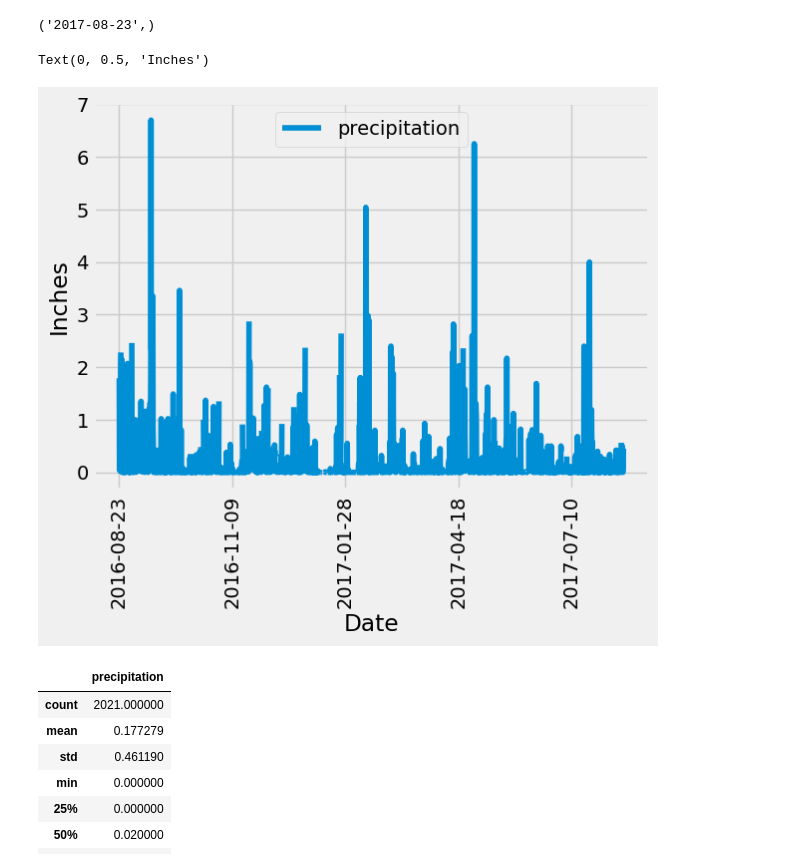
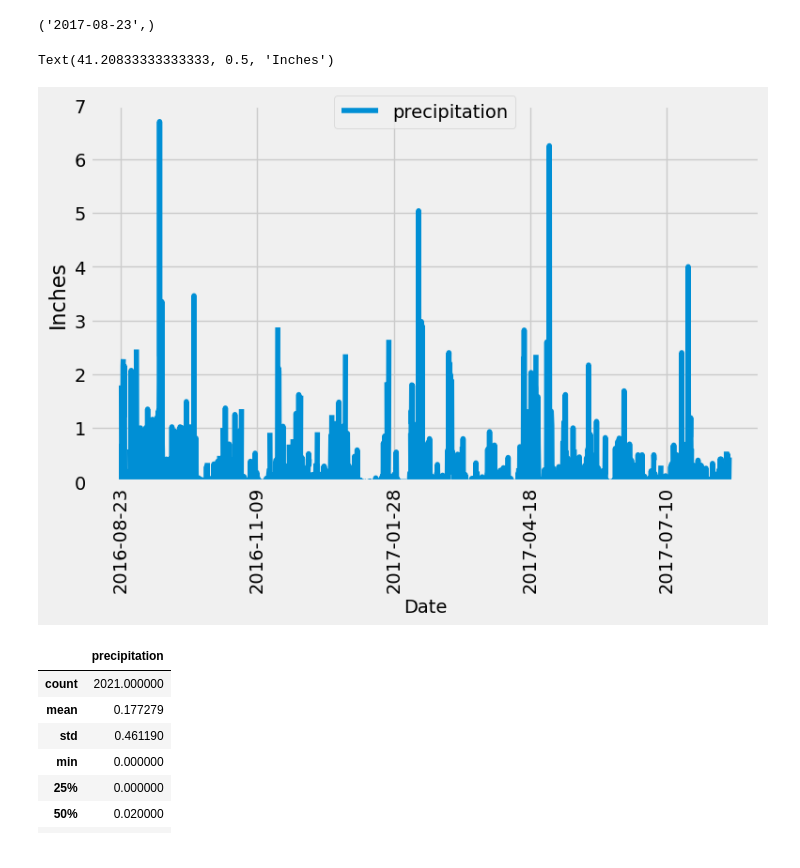
Before and after one commit to rinals/sqlalchemy-challenge, a Jupyter notebook: climate_starter_copy.ipynb, the cells around one changed output. Saved outputs shown, nothing was run; the diff lists cells and outputs as text; code cells hidden in the pictures.

Commit message:
Precipitation analysis done

```diff
--- a/climate_starter_copy.ipynb
+++ b/climate_starter_copy.ipynb
@@ -48,22 +48,53 @@ most_recent_date
 # %%
 # Design a query to retrieve the last 12 months of precipitation data and plot the results.
 # Starting from the most recent data point in the database.
-
 # Calculate the date one year from the last date in data set.
 
+one_year_ago = dt.date(2017, 8, 23) - dt.timedelta(days=365)
 
 # Perform a query to retrieve the data and precipitation scores
-
+precipitation_data = session.query(Measurement.date, Measurement.prcp).filter(Measurement.date >= one_year_ago).all()
 
 # Save the query results as a Pandas DataFrame. Explicitly set the column names
-
+precipitation_df = pd.DataFrame(precipitation_data, columns=['date', 'precipitation'])
 
 # Sort the dataframe by date
+precipitation_df_sorted = precipitation_df.sort_values(by='date')
 
+# Ensure the DataFrame has the correct structure with 'date' as the index
+precipitation_df_sorted.set_index('date', inplace=True)
 
 # Use Pandas Plotting with Matplotlib to plot the data
+# Plot the data with the appropriate figsize and labels
+ax = precipitation_df_sorted.plot(y='precipitation', figsize=(8, 6), legend=False)
+
+# Add axis labels as in your example
+plt.xlabel('Date', fontsize=14)
+plt.ylabel('Inches', fontsize=16)
+
+# Customize the y-axis limit to match the example (if needed)
+plt.ylim(0, 7)
+
+# Add the y-axis label and capture the returned Text object
+y_label = plt.ylabel('Inches', fontsize=16)
+
+# Customize the legend position (placing it inside the plot)
+ax.legend(['precipitation'], loc='upper center', bbox_to_anchor=(0.5, 1.05), ncol=1)
+
+# Customize tick parameters to match the desired appearance
+plt.xticks(fontsize=14, rotation=90)
+plt.yticks(fontsize=14)
+
+# Adjust the layout to avoid clipping
+plt.tight_layout()
+
+# Print the Text object for the y-axis label
+print(y_label)
+
+# Show the plot
+plt.show()
 # %% [output]
-Text(0, 0.5, 'Inches')
+Text(41.20833333333333, 0.5, 'Inches')
-[figure, old version]
+[figure, new version]
 # %%
 # Use Pandas to calculate the summary statistics for the precipitation data
```
Also changed, not shown: parts of 1 cell of this notebook.
